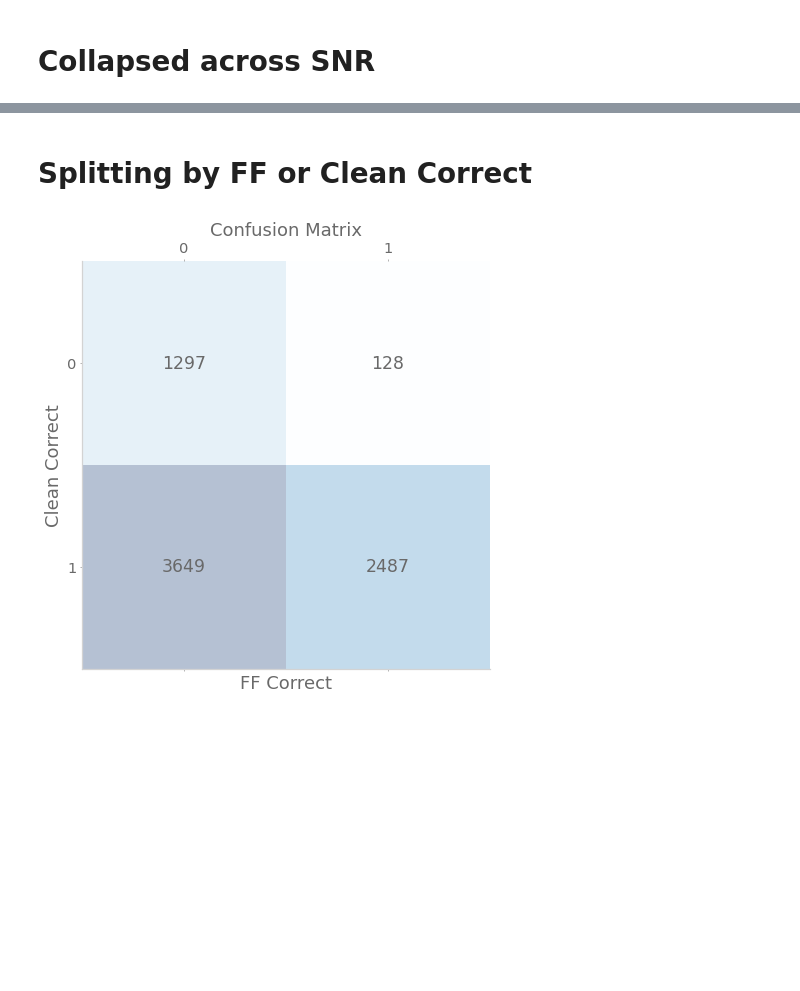
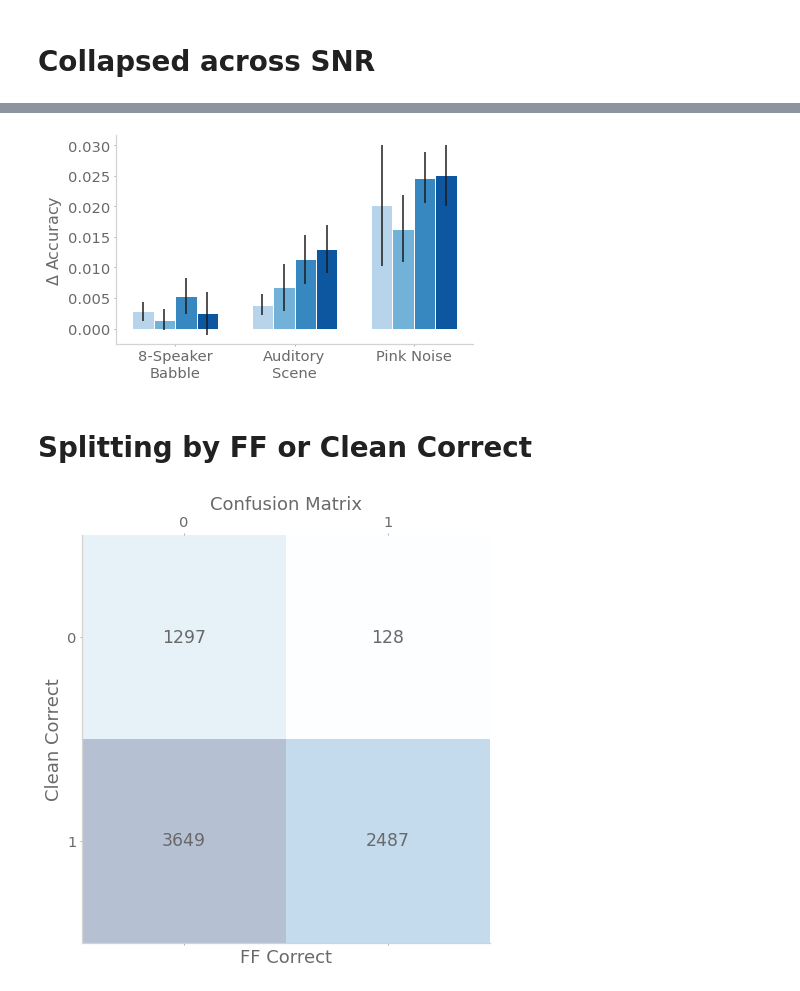
Before and after one commit to chingf/hallucnn, a Jupyter notebook: notebooks/05-eval-accuracy.ipynb, the cells around one changed output, grey strips where cells are left out. Cells and saved outputs as stored; diff of their text form; code cells hidden in the pictures; blank space fills up the shorter version.

```diff
--- a/notebooks/05-eval-accuracy.ipynb
+++ b/notebooks/05-eval-accuracy.ipynb
@@ -259,3 +272,7 @@ plot_by_bg_mean(
+# %%
+plot_by_bg_mean('$\Delta$ Accuracy')
+# %% [output]
+[figure, added]
 # %% [markdown]
 # Splitting by FF or Clean Correct
 # %%
```
Also changed, not shown: parts of 6 cells of this notebook, 6 other files.
